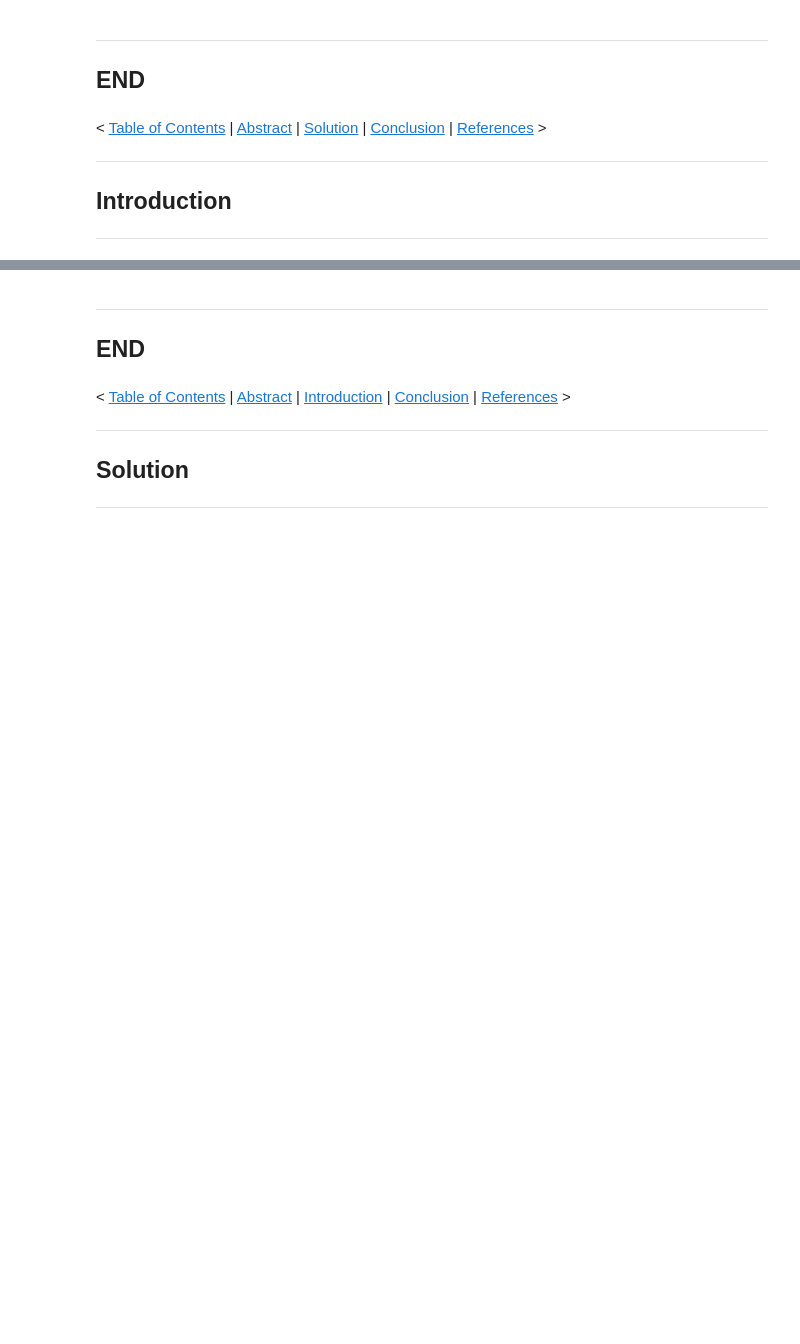
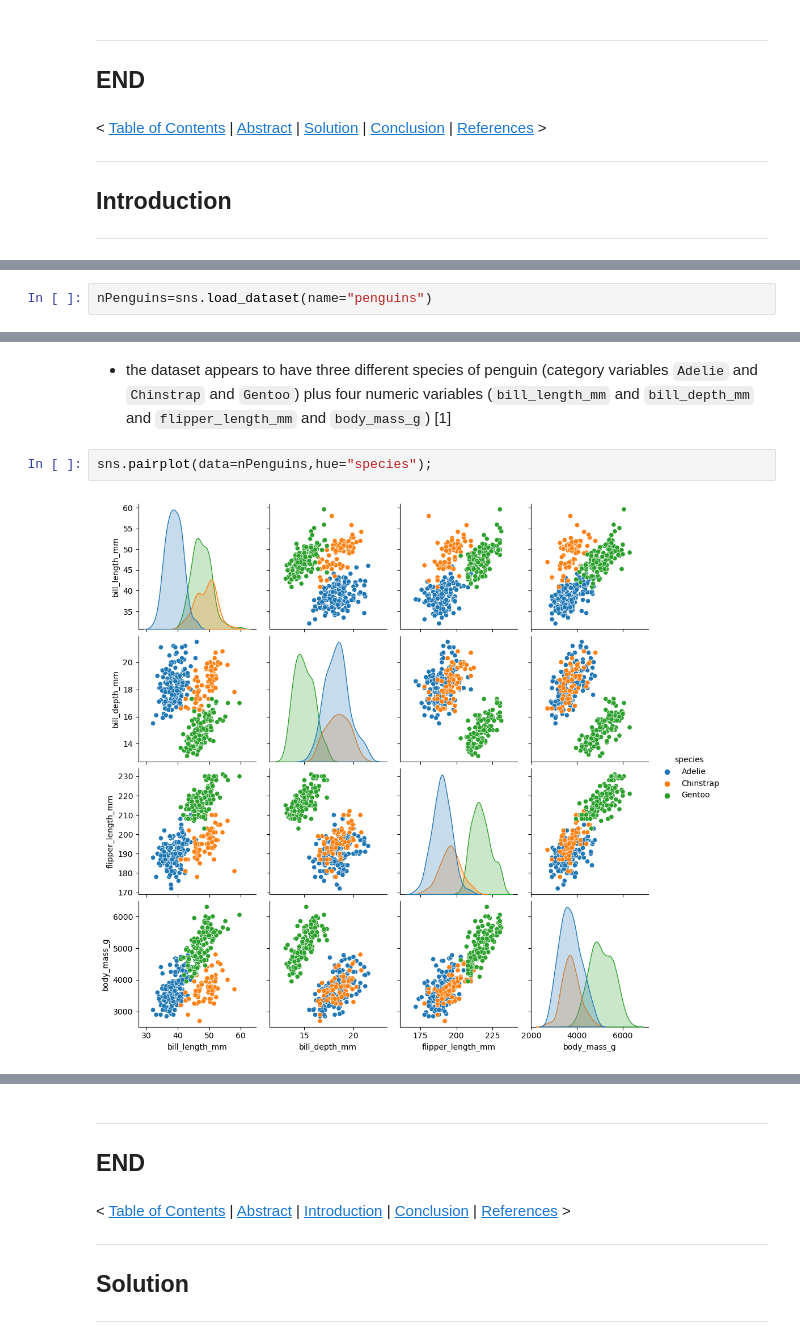
Before and after one commit to SeanOhAileasa/fda-models, a Jupyter notebook: fda-models.ipynb, the cells around one changed output, grey strips where cells are left out. Drawn from its saved outputs; the diff is of its cells as text; blank space fills up the shorter version.

```diff
--- a/fda-models.ipynb
+++ b/fda-models.ipynb
@@ -101,0 +118,2 @@ exit()
+# %%
+nPenguins=sns.load_dataset(name="penguins")
@@ -101,0 +141,6 @@ exit()
+# %% [markdown]
+- the dataset appears to have three different species of penguin (category variables ``Adelie`` and ``Chinstrap`` and ``Gentoo``) plus four numeric variables (``bill_length_mm`` and ``bill_depth_mm`` and ``flipper_length_mm`` and ``body_mass_g``) [1]
+# %%
+sns.pairplot(data=nPenguins,hue="species");
+# %% [output]
+[figure, added]
```
Also changed, not shown: parts of 36 cells of this notebook.
